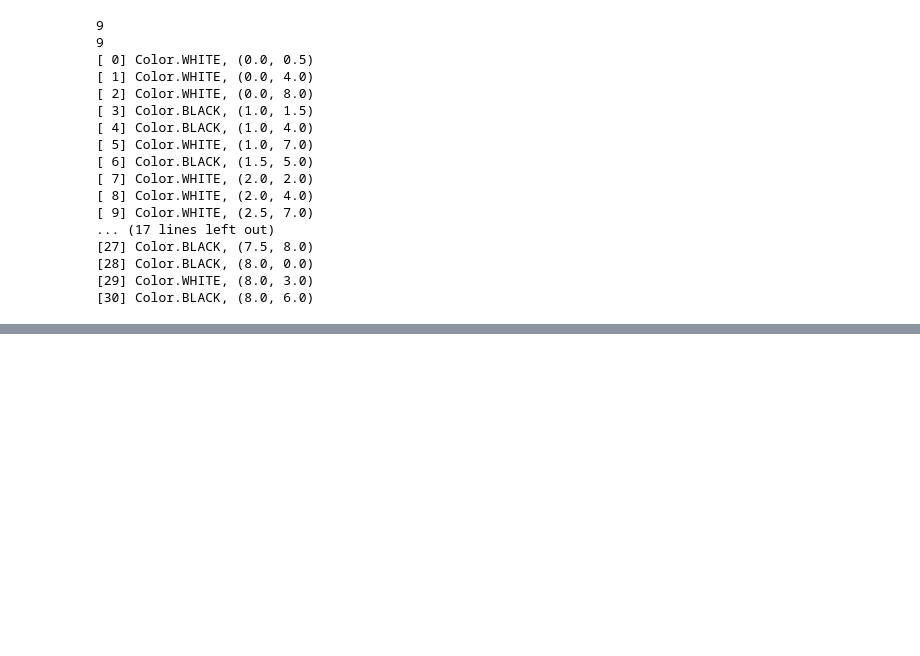
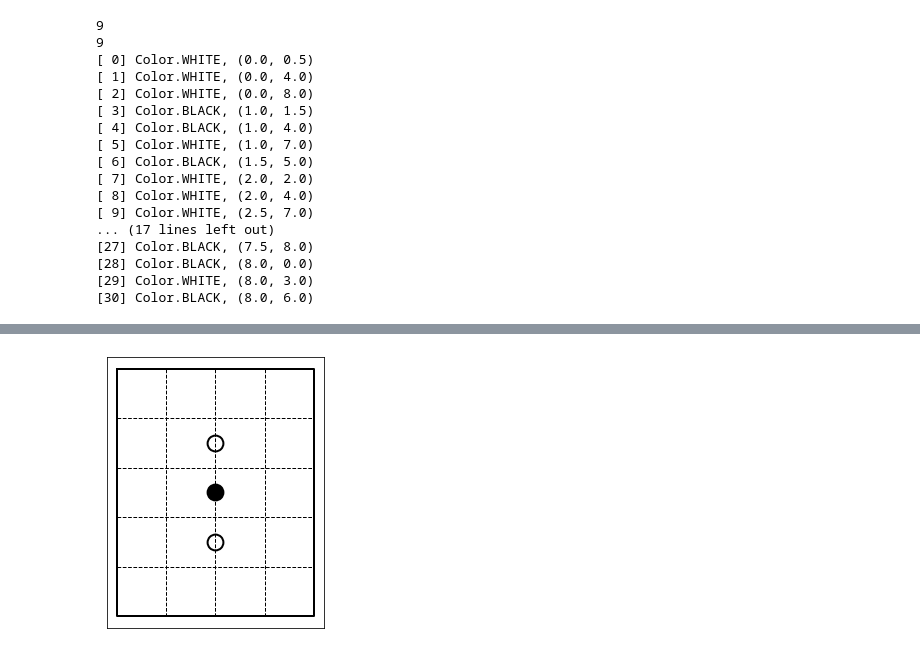
Before and after one commit to yamaimo/tentaishow, a Jupyter notebook: Draft.ipynb, the cells around one changed output, grey strips where cells are left out. Cells and saved outputs as stored; diff of their text form; code cells hidden in the pictures; blank space fills up the shorter version.

```diff
--- a/Draft.ipynb
+++ b/Draft.ipynb
@@ -180,0 +219,5 @@ for i, marker in enumerate(oni_problem.markers):
+# %%
+day_fig = draw_problem(day_problem)
+day_fig;
+# %% [output]
+[figure, added]
```
Also changed, not shown: parts of 4 cells of this notebook, 3 other files.
